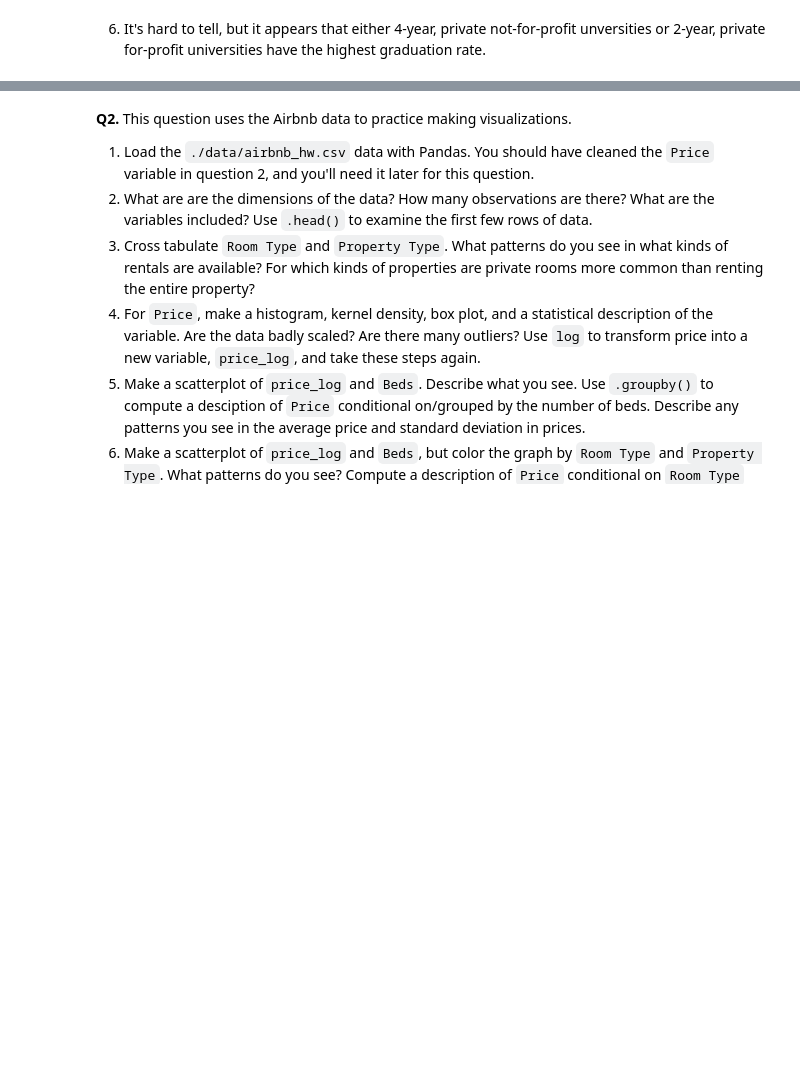
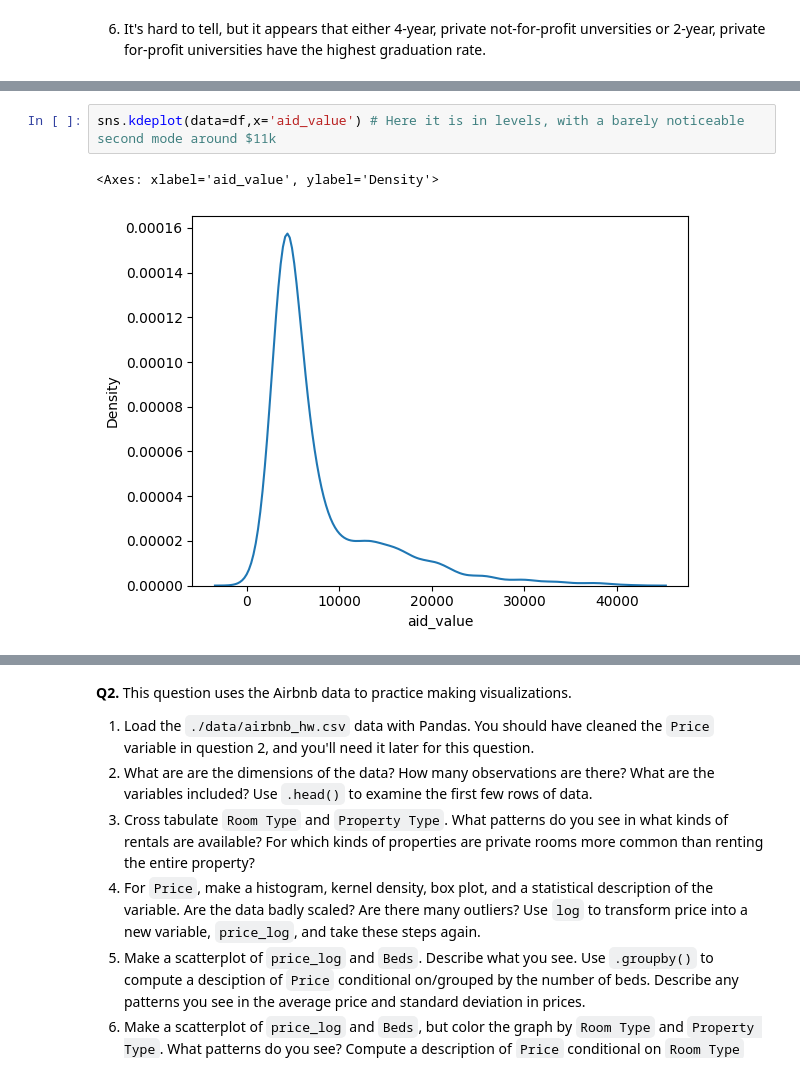
Before and after one commit to annagirerd/visualization, a Jupyter notebook: assignment/assignment.ipynb, the cells around one changed output, grey strips where cells are left out. Drawn from its saved outputs; the diff is of its cells as text; blank space fills up the shorter version.

```diff
--- a/assignment/assignment.ipynb
+++ b/assignment/assignment.ipynb
@@ -191,0 +195,5 @@ sns.kdeplot(data=df,x='grad_100_value',hue='levelXcontrol')
+# %%
+sns.kdeplot(data=df,x='aid_value') # Here it is in levels, with a barely noticeable second mode around $11k
+# %% [output]
+<Axes: xlabel='aid_value', ylabel='Density'>
+[figure, added]
```
Also changed, not shown: parts of 45 cells of this notebook.
